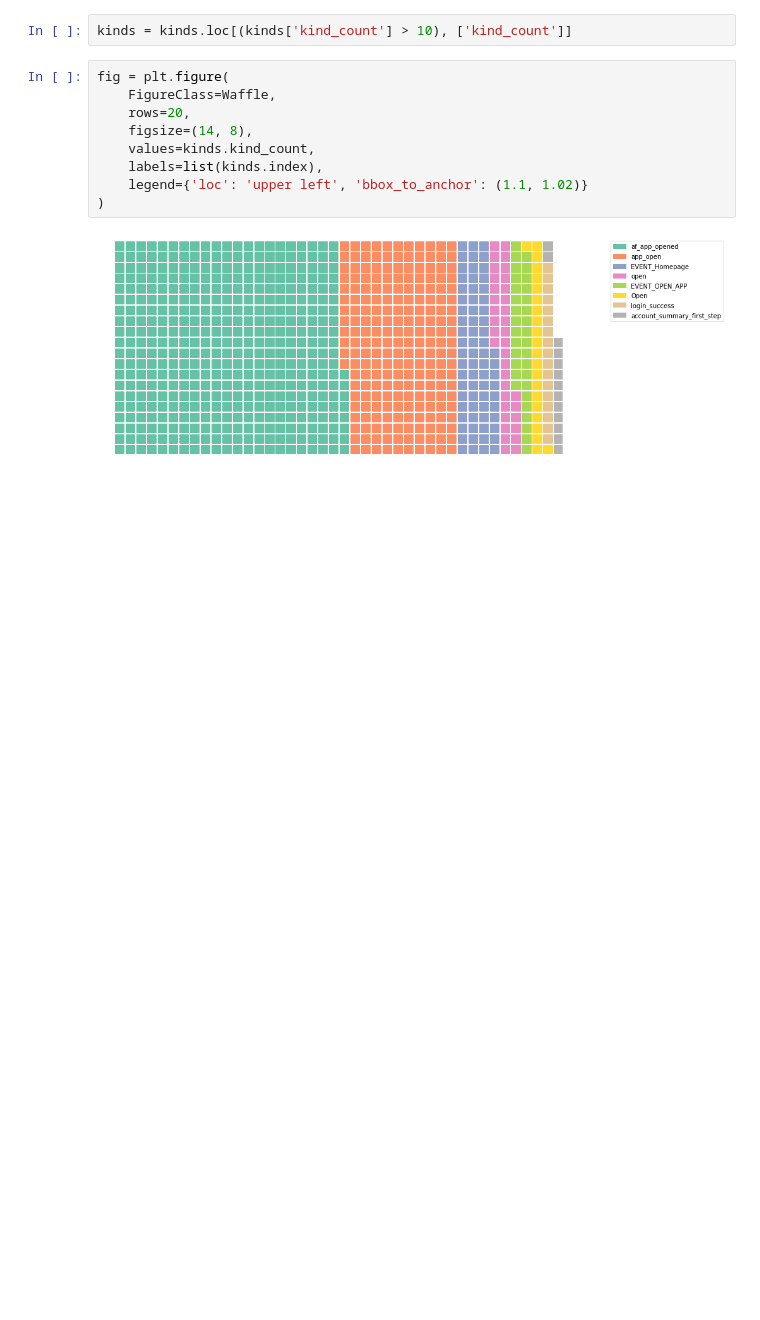
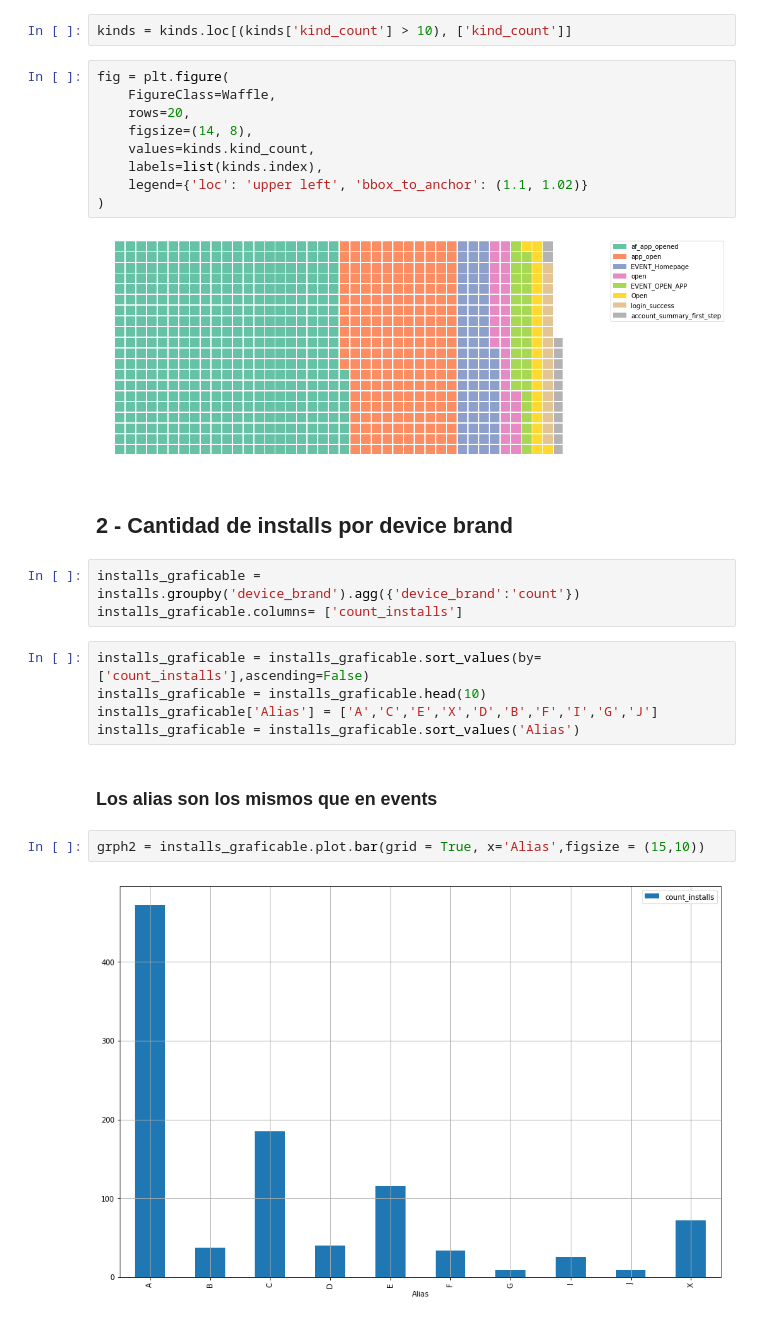
Before and after one commit to sberoch/Datos, a Jupyter notebook: installs.ipynb, the cells around one changed output. Cells and saved outputs as stored; diff of their text form; blank space fills up the shorter version.

```diff
--- a/installs.ipynb
+++ b/installs.ipynb
@@ -84,3 +84,19 @@ fig = plt.figure(
 )
 # %% [output]
 [figure]
+# %% [markdown]
+## 2 - Cantidad de installs por device brand
+# %%
+installs_graficable = installs.groupby('device_brand').agg({'device_brand':'count'})
+installs_graficable.columns= ['count_installs']
+# %%
+installs_graficable = installs_graficable.sort_values(by=['count_installs'],ascending=False)
+installs_graficable = installs_graficable.head(10)
+installs_graficable['Alias'] = ['A','C','E','X','D','B','F','I','G','J']
+installs_graficable = installs_graficable.sort_values('Alias')
+# %% [markdown]
+### Los alias son los mismos que en events
+# %%
+grph2 = installs_graficable.plot.bar(grid = True, x='Alias',figsize = (15,10))
+# %% [output]
+[figure, added]
```
Also changed, not shown: parts of 10 cells of this notebook.
